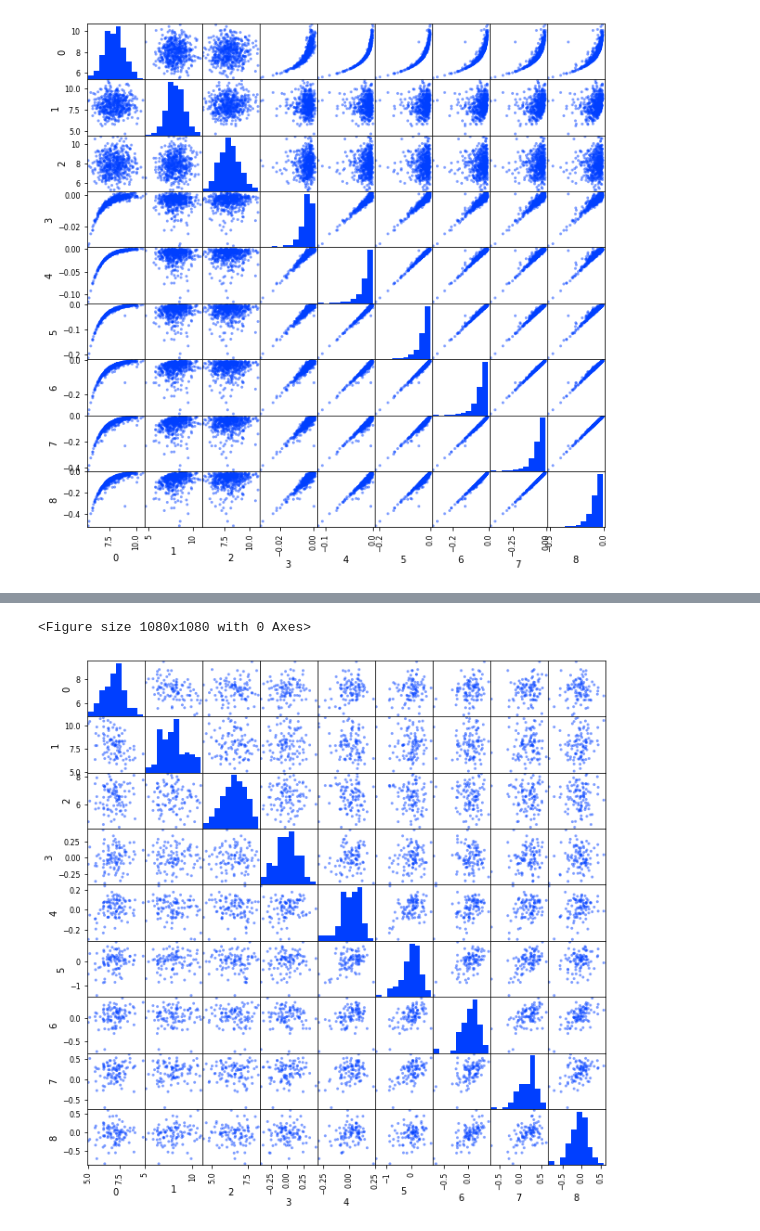
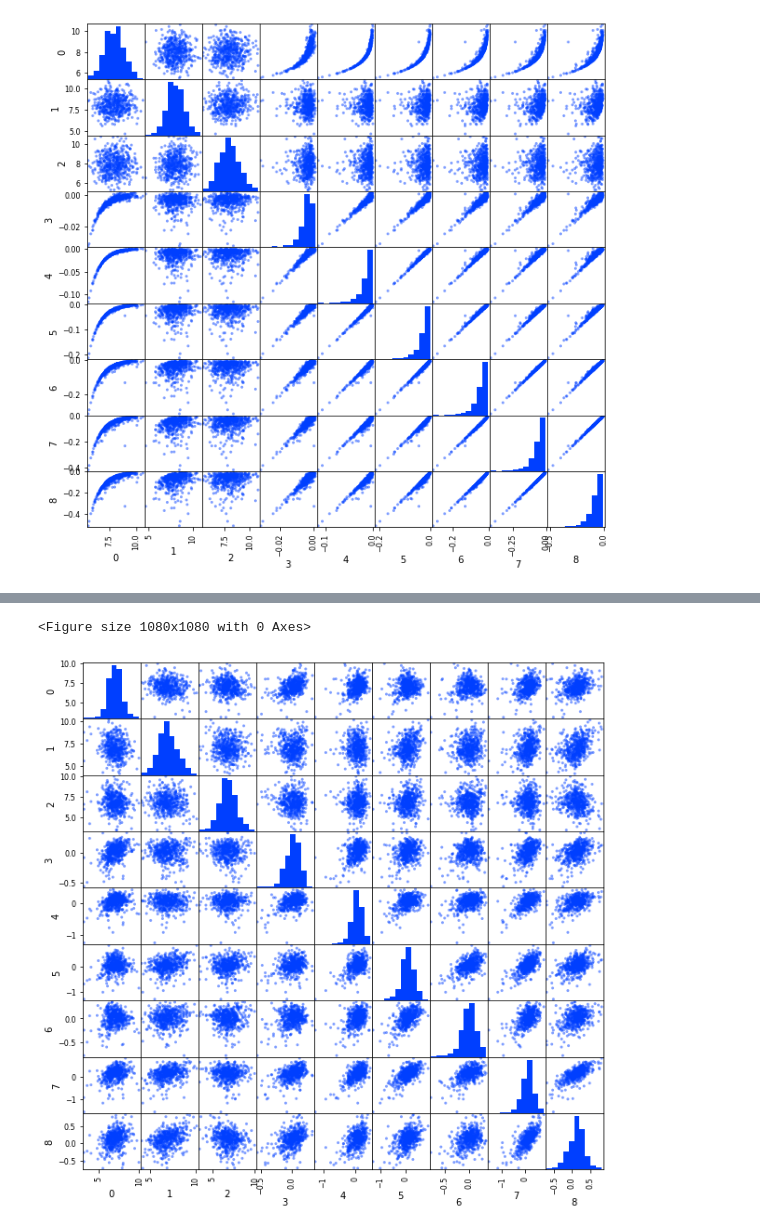
Before and after one commit to CaseyLeeDowdle/TransportNets, a Jupyter notebook: examples/Euler Beam/RTO-MH-Euler-Beam.ipynb, the cells around one changed output, grey strips where cells are left out. Saved outputs shown, nothing was run; the diff lists cells and outputs as text; code cells hidden in the pictures.

```diff
--- a/examples/Euler Beam/RTO-MH-Euler-Beam.ipynb
+++ b/examples/Euler Beam/RTO-MH-Euler-Beam.ipynb
@@ -42,7 +42,7 @@ dim = target.shape[1] # Dimensionality of Data
 latent = tf.random.normal([num_samples,dim],mean=0.0,stddev=1.0)
 # %%
 # Create model object
-nvp = NVP(num_masked=1, output_dim=dim, num_layers=10,neuron_list=[500,500])
+nvp = NVP(num_masked=4, output_dim=dim, num_layers=10,neuron_list=[500,500])
 
 # Create optimizer and compile nvp with it
 opt = tf.keras.optimizers.Adam(learning_rate=1e-5, epsilon=1e-06)
@@ -70,12 +70,12 @@ nvp.batch_norm_mode(False)
 # %%
 fig = plt.figure(figsize=(15,15))
-R = tf.random.normal([100,dim],mean=0.0,stddev=1.0)
+R = tf.random.normal([500,dim],mean=0.0,stddev=1.0)
 x_forward = nvp(R)
 scatter_matrix(pd.DataFrame(x_forward.numpy()), figsize=(10,10))
 plt.savefig('Euler-Beam-joint-density-nvp.png')
 plt.show()
 # %% [output]
 <Figure size 1080x1080 with 0 Axes>
-[figure, old version]
+[figure, new version]
 # %%
 rto = RTO_MH(nvp, 9, 6, 10)
```
Also changed, not shown: parts of 5 cells of this notebook, 5 other files.
